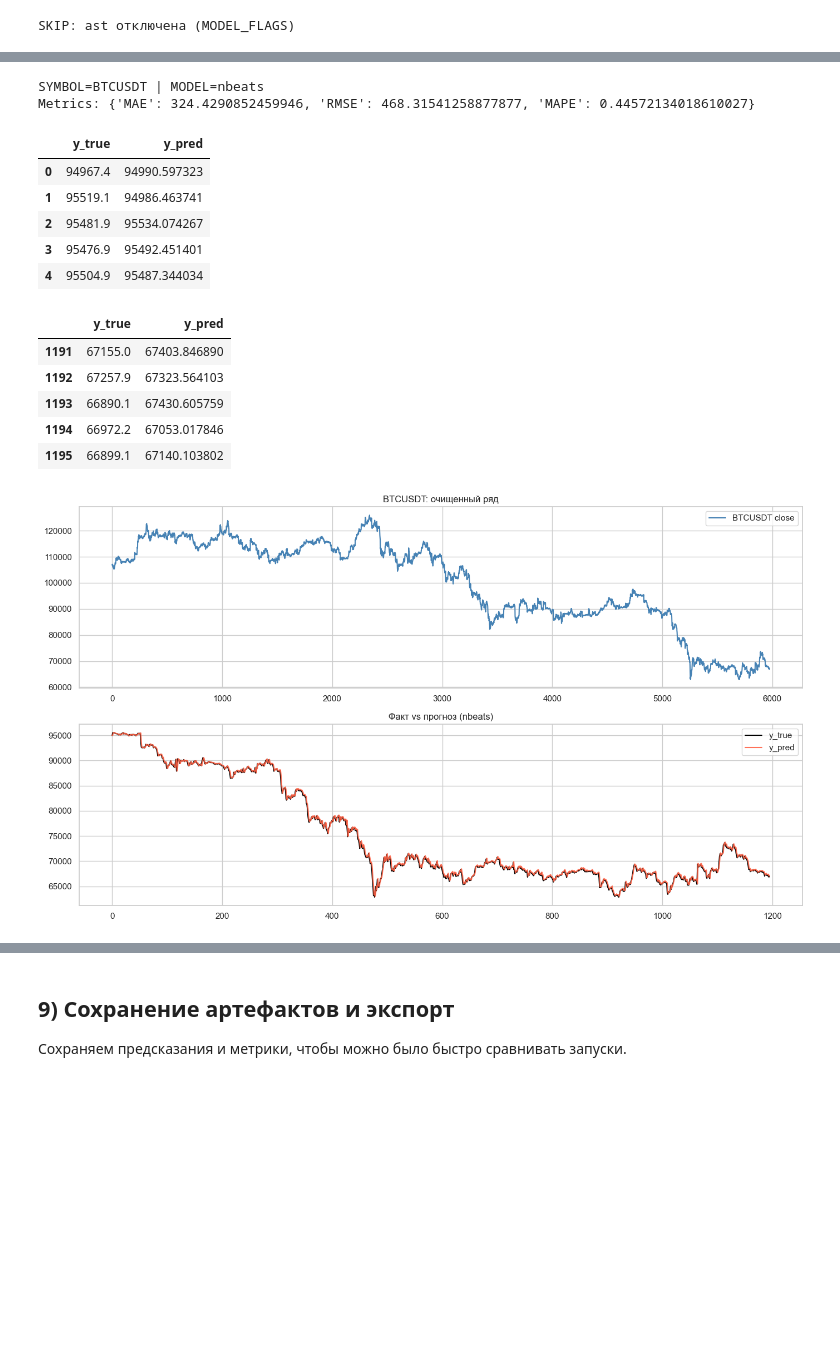
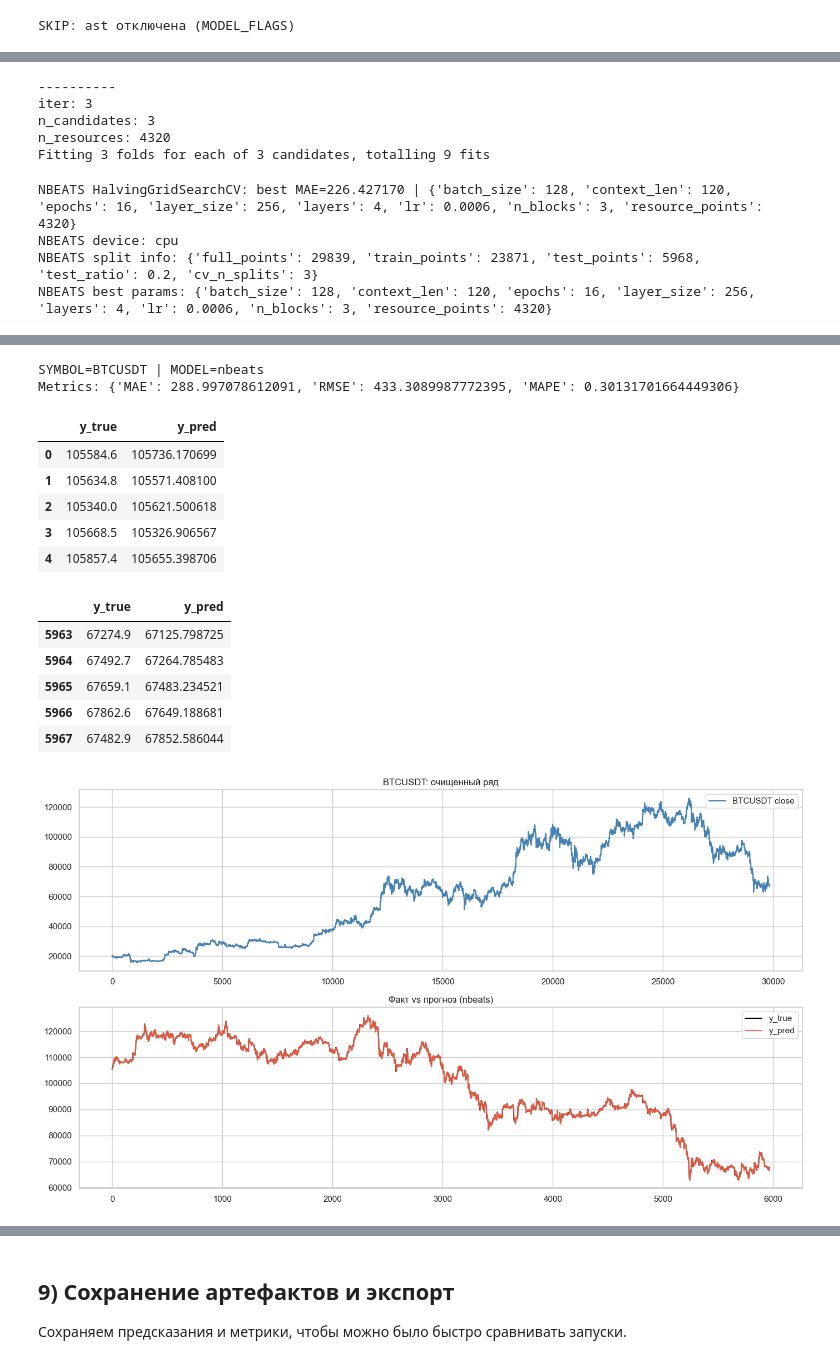
Before and after one commit to SHA-inc-unity/VKR_2026_ModelBase, a Jupyter notebook: timeseries_pipeline.ipynb, the cells around one changed output, grey strips where cells are left out. Cells and saved outputs as stored; diff of their text form; code cells hidden in the pictures; blank space fills up the shorter version.

```diff
--- a/timeseries_pipeline.ipynb
+++ b/timeseries_pipeline.ipynb
@@ -26,6 +44,7 @@ Python: 3.14.3 (tags/v3.14.3:323c59a, Feb  3 2026, 16:04:56) [MSC v.1944 64 bit
 from __future__ import annotations
 
 import importlib
+import os
 import pandas as pd
 import seaborn as sns
 from pathlib import Path
@@ -41,9 +60,6 @@ run_arima = _mb.run_arima
 run_sarima = _mb.run_sarima
 run_nbeats = _mb.run_nbeats
 run_lstm = _mb.run_lstm
-run_lstm_grid_search = _mb.run_lstm_grid_search
-run_lstm_chunked_cv_search = _mb.run_lstm_chunked_cv_search
-run_lstm_chunked_cv_pipeline = _mb.run_lstm_chunked_cv_pipeline
 run_lstm_gridsearchcv_native_pipeline = _mb.run_lstm_gridsearchcv_native_pipeline
 run_naive_gridsearchcv_native_pipeline = _mb.run_naive_gridsearchcv_native_pipeline
 run_arima_gridsearchcv_native_pipeline = _mb.run_arima_gridsearchcv_native_pipeline
@@ -62,6 +78,9 @@ predict_nbeats_inference = _mb.predict_nbeats_inference
 fit_lstm_inference_model = _mb.fit_lstm_inference_model
 predict_lstm_inference = _mb.predict_lstm_inference
 
+CPU_COUNT = int(os.cpu_count() or 8)
+SAFE_CPU_WORKERS = max(1, min(16, CPU_COUNT - 1))
+
 pd.set_option('display.max_columns', 50)
 pd.set_option('display.width', 160)
 sns.set_theme(style='whitegrid')
@@ -69,7 +88,7 @@ sns.set_theme(style='whitegrid')
 CONFIG = DataConfig(
     base_url='https://api.bybit.com',
     interval='60',
-    bars=6000,
+    bars=30000,
     target_col='close',
     date_col='timestamp',
     test_ratio=0.2,
@@ -232,7 +234,7 @@ else:
     NAIVE_PARAM_GRID = {
         'strategy': ['last'],
     }
-    NAIVE_CV_SPLITS = 4
+    NAIVE_CV_SPLITS = 16
 
     naive_best_params, naive_cv_df, model_metrics, pred_df, naive_split_info = run_naive_gridsearchcv_native_pipeline(
         full_series=full,
@@ -240,7 +242,7 @@ else:
         test_ratio=CONFIG.test_ratio,
         n_splits=NAIVE_CV_SPLITS,
         scoring='MAE',
-        n_jobs=32,
+        n_jobs=SAFE_CPU_WORKERS,
     )
 
     ALL_RESULTS[RUN_MODEL] = {
@@ -295,6 +308,7 @@ else:
         'refit_every': [24],
     }
     ARIMA_CV_SPLITS = 4
+    ARIMA_UPDATE_STRIDE = 1
 
     arima_best_params, arima_cv_df, model_metrics, pred_df, arima_split_info = run_arima_gridsearchcv_native_pipeline(
         full_series=full,
@@ -302,7 +316,7 @@ else:
         test_ratio=CONFIG.test_ratio,
         n_splits=ARIMA_CV_SPLITS,
         scoring='MAE',
-        n_jobs=64,
+        n_jobs=SAFE_CPU_WORKERS,
     )
 
     ARIMA_ORDER = (
@@ -310,16 +324,28 @@ else:
         int(arima_best_params['d']),
         int(arima_best_params['q']),
     )
+    ARIMA_HOLDOUT_REFIT_EVERY = int(arima_best_params.get('refit_every', 24))
+    ARIMA_INFERENCE_REFIT_EVERY = 0
 
     ALL_RESULTS[RUN_MODEL] = {
         'metrics': model_metrics,
         'pred_df': pred_df.copy(),
         'symbol': RUN_SYMBOL,
     }
-    TRAINED_MODELS[RUN_MODEL] = fit_arima_inference_model(train, order=ARIMA_ORDER)
+    TRAINED_MODELS[RUN_MODEL] = fit_arima_inference_model(
+        train,
+        order=ARIMA_ORDER,
+        update_stride=ARIMA_UPDATE_STRIDE,
+        refit_every=ARIMA_INFERENCE_REFIT_EVERY,
+    )
 
     print('ARIMA split info:', arima_split_info)
     print('ARIMA best params:', arima_best_params)
+    print(
+        f'ARIMA mode: update_stride={ARIMA_UPDATE_STRIDE}, '
+        f'holdout_refit_every={ARIMA_HOLDOUT_REFIT_EVERY}, '
+        f'inference_refit_every={ARIMA_INFERENCE_REFIT_EVERY}'
+    )
     display(arima_cv_df.head(20))
     print(f'SYMBOL={RUN_SYMBOL} | MODEL={RUN_MODEL}')
     print('Metrics:', model_metrics)
@@ -385,7 +382,7 @@ else:
         test_ratio=CONFIG.test_ratio,
         n_splits=SARIMA_CV_SPLITS,
         scoring='MAE',
-        n_jobs=32,
+        n_jobs=SAFE_CPU_WORKERS,
     )
 
     SARIMA_ORDER = (
@@ -512,7 +575,7 @@ else:
     }
     NBEATS_CV_SPLITS = 3
 
-    nbeats_grid_jobs = 1 if NBEATS_USE_CUDA else 16
+    nbeats_grid_jobs = 1 if NBEATS_USE_CUDA else SAFE_CPU_WORKERS
     print(f'NBEATS GridSearch config: use_cuda={NBEATS_USE_CUDA}, n_jobs={nbeats_grid_jobs}')
 
     nbeats_best_params, nbeats_cv_df, model_metrics, pred_df, nbeats_split_info = run_nbeats_gridsearchcv_native_pipeline(
@@ -561,0 +643,9 @@ NBEATS best params: {'batch_size': 128, 'context_len': 168, 'epochs': 24, 'layer
+----------
+iter: 3
+n_candidates: 3
+n_resources: 4320
+Fitting 3 folds for each of 3 candidates, totalling 9 fits
+NBEATS HalvingGridSearchCV: best MAE=226.427170 | {'batch_size': 128, 'context_len': 120, 'epochs': 16, 'layer_size': 256, 'layers': 4, 'lr': 0.0006, 'n_blocks': 3, 'resource_points': 4320}
+NBEATS device: cpu
+NBEATS split info: {'full_points': 29839, 'train_points': 23871, 'test_points': 5968, 'test_ratio': 0.2, 'cv_n_splits': 3}
+NBEATS best params: {'batch_size': 128, 'context_len': 120, 'epochs': 16, 'layer_size': 256, 'layers': 4, 'lr': 0.0006, 'n_blocks': 3, 'resource_points': 4320}
@@ -579,16 +669,16 @@ NBEATS best params: {'batch_size': 128, 'context_len': 168, 'epochs': 24, 'layer
-SYMBOL=BTCUSDT | MODEL=nbeats
-Metrics: {'MAE': 324.4290852459946, 'RMSE': 468.31541258877877, 'MAPE': 0.44572134018610027}
+SYMBOL=BTCUSDT | MODEL=nbeats
+Metrics: {'MAE': 288.997078612091, 'RMSE': 433.3089987772395, 'MAPE': 0.30131701664449306}
 |  | y_true | y_pred |
-| 0 | 94967.4 | 94990.597323 |
-| 1 | 95519.1 | 94986.463741 |
-| 2 | 95481.9 | 95534.074267 |
-| 3 | 95476.9 | 95492.451401 |
-| 4 | 95504.9 | 95487.344034 |
+| 0 | 105584.6 | 105736.170699 |
+| 1 | 105634.8 | 105571.408100 |
+| 2 | 105340.0 | 105621.500618 |
+| 3 | 105668.5 | 105326.906567 |
+| 4 | 105857.4 | 105655.398706 |
 |  | y_true | y_pred |
-| 1191 | 67155.0 | 67403.846890 |
-| 1192 | 67257.9 | 67323.564103 |
-| 1193 | 66890.1 | 67430.605759 |
-| 1194 | 66972.2 | 67053.017846 |
-| 1195 | 66899.1 | 67140.103802 |
+| 5963 | 67274.9 | 67125.798725 |
+| 5964 | 67492.7 | 67264.785483 |
+| 5965 | 67659.1 | 67483.234521 |
+| 5966 | 67862.6 | 67649.188681 |
+| 5967 | 67482.9 | 67852.586044 |
-[figure, old version]
+[figure, new version]
 # %%
```
Also changed, not shown: parts of 15 cells of this notebook, 57 other files.
